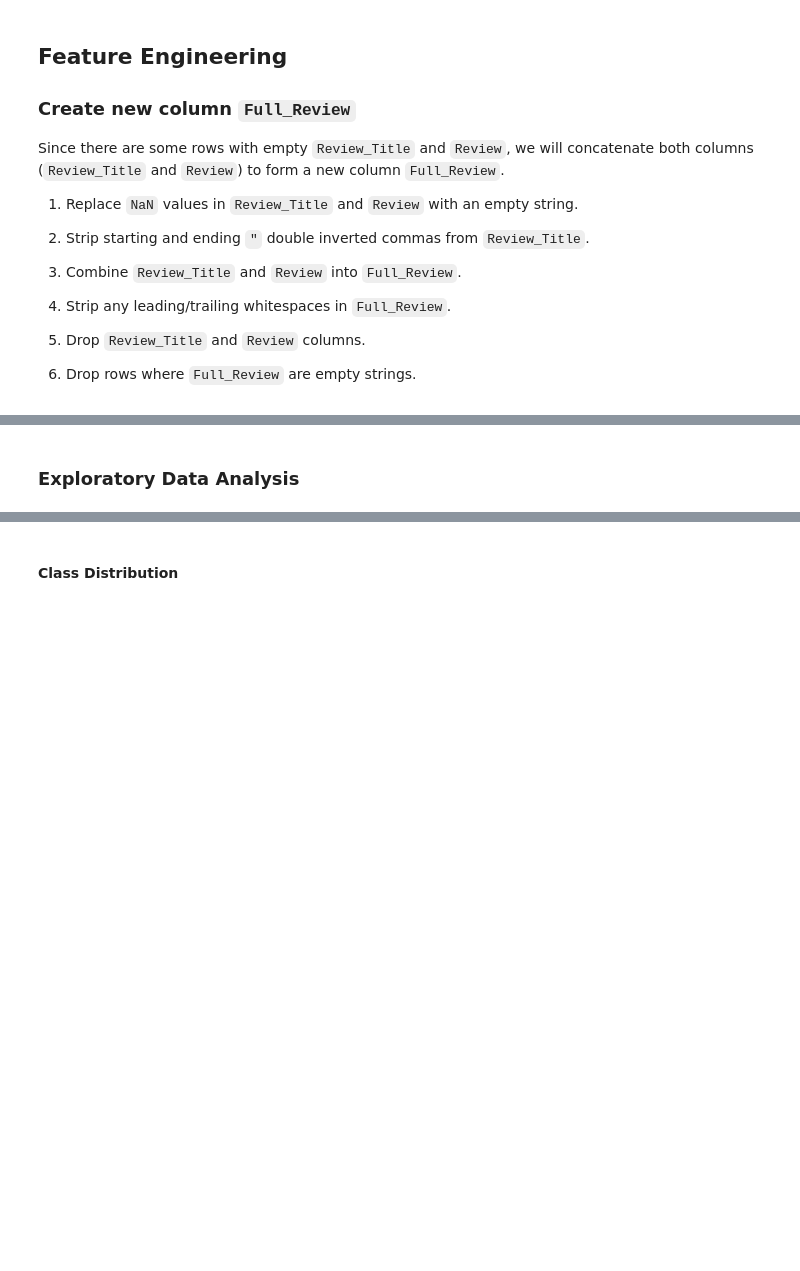
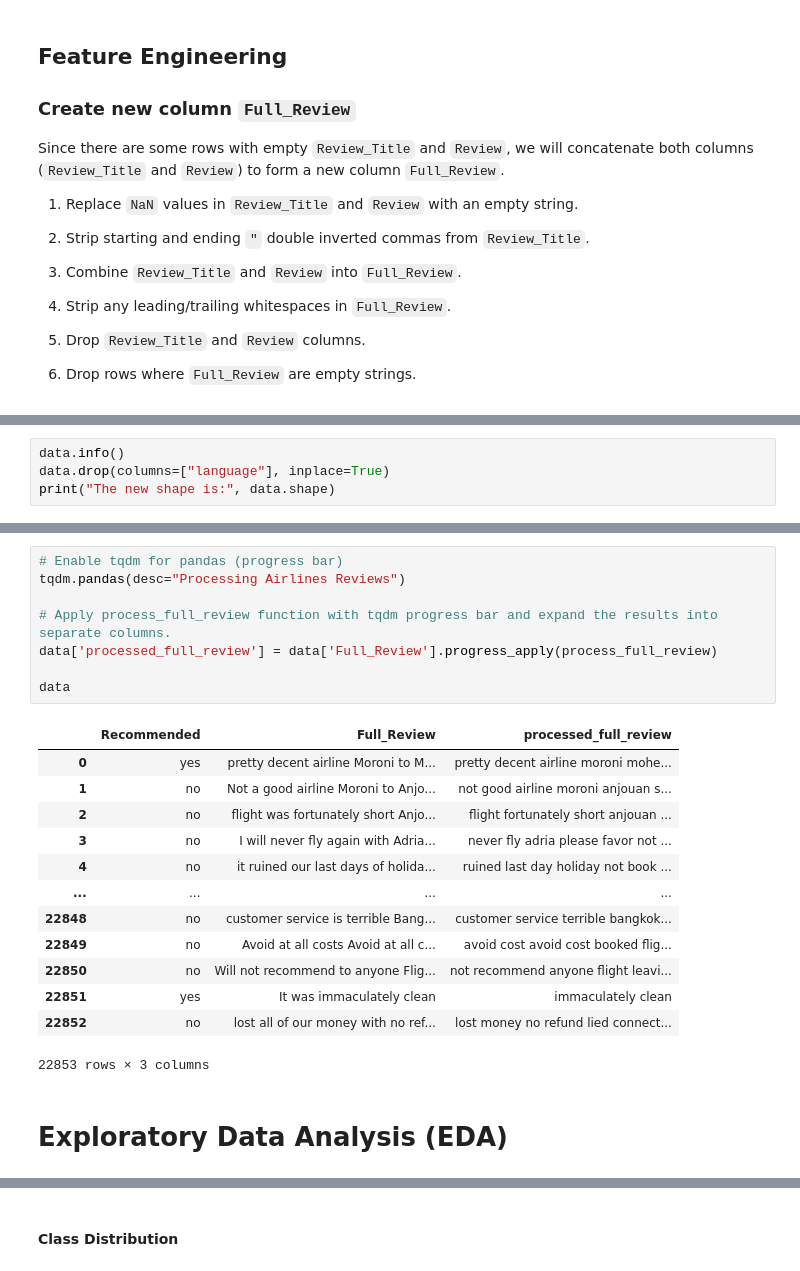
Before and after one commit to hyinki/mla, a Jupyter notebook: project.ipynb, the cells around one changed output, grey strips where cells are left out. Cells and saved outputs as stored; diff of their text form; blank space fills up the shorter version.

```diff
--- a/project.ipynb
+++ b/project.ipynb
@@ -389,0 +536,4 @@ df_cleaned = df_cleaned.drop_duplicates()
+# %%
+data.info()
+data.drop(columns=["language"], inplace=True)
+print("The new shape is:", data.shape)
@@ -390,3 +643,25 @@ df_cleaned = df_cleaned.drop_duplicates()
+# %%
+# Enable tqdm for pandas (progress bar)
+tqdm.pandas(desc="Processing Airlines Reviews")
+
+# Apply process_full_review function with tqdm progress bar and expand the results into separate columns.
+data['processed_full_review'] = data['Full_Review'].progress_apply(process_full_review)
+
+data
+# %% [output]
+|  | Recommended | Full_Review | processed_full_review |
+| 0 | yes | pretty decent airline Moroni to M... | pretty decent airline moroni mohe... |
+| 1 | no | Not a good airline Moroni to Anjo... | not good airline moroni anjouan s... |
+| 2 | no | flight was fortunately short Anjo... | flight fortunately short anjouan ... |
+| 3 | no | I will never fly again with Adria... | never fly adria please favor not ... |
+| 4 | no | it ruined our last days of holida... | ruined last day holiday not book ... |
+| ... | ... | ... | ... |
+| 22848 | no | customer service is terrible Bang... | customer service terrible bangkok... |
+| 22849 | no | Avoid at all costs Avoid at all c... | avoid cost avoid cost booked flig... |
+| 22850 | no | Will not recommend to anyone Flig... | not recommend anyone flight leavi... |
+| 22851 | yes | It was immaculately clean | immaculately clean |
+| 22852 | no | lost all of our money with no ref... | lost money no refund lied connect... |
+22853 rows × 3 columns
 # %% [markdown]
-### Exploratory Data Analysis
+# Exploratory Data Analysis (EDA)
 # %% [markdown]
```
Also changed, not shown: parts of 25 cells of this notebook.
